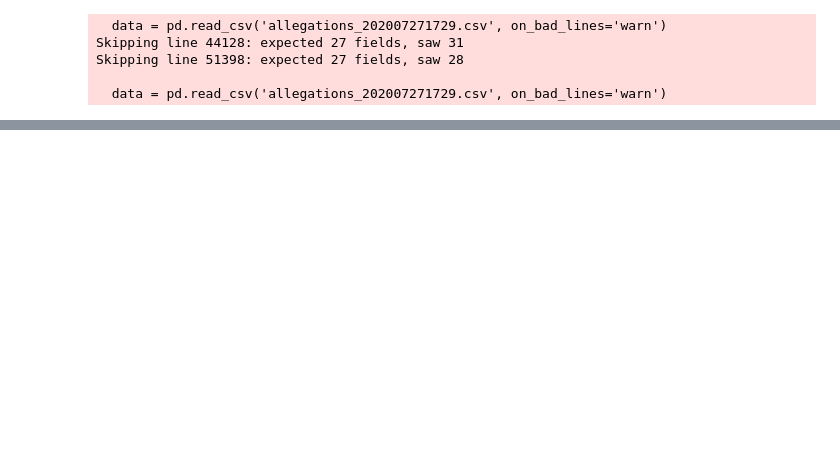
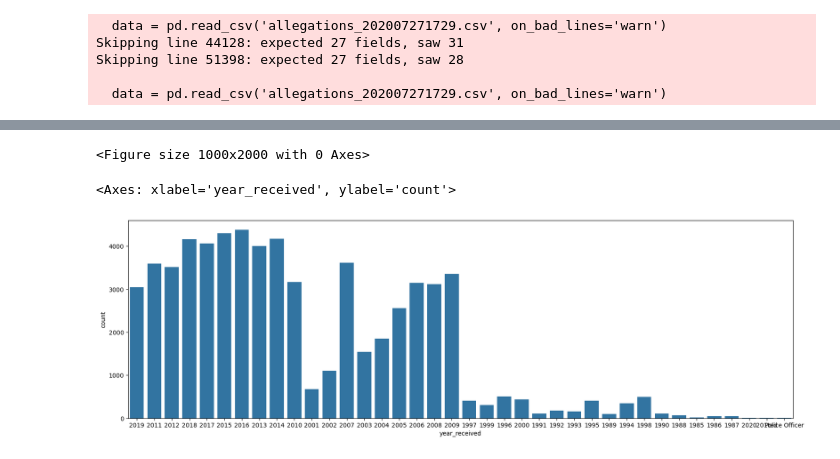
Before and after one commit to vmlau/DSC106_Project2, a Jupyter notebook: project_2.ipynb, the cells around one changed output, grey strips where cells are left out. Drawn from its saved outputs; the diff is of its cells as text; code cells hidden in the pictures; blank space fills up the shorter version.

```diff
--- a/project_2.ipynb
+++ b/project_2.ipynb
@@ -13,0 +181,14 @@ Skipping line 51398: expected 27 fields, saw 28
+# %%
+#uncomment to see allegation countplot sorted in descending order
+plt.figure(figsize=(10, 20))
+allegation_order = data['allegation'].value_counts().index
+#sns.countplot(y='allegation', data=data, order=allegation_order)
+# %% [output]
+<Figure size 1000x2000 with 0 Axes>
+# %%
+#must finish data cleaning first
+plt.figure(figsize=(20, 6))
+sns.countplot(x='year_received', data=data)
+# %% [output]
+<Axes: xlabel='year_received', ylabel='count'>
+[figure, added]
```
Also changed, not shown: parts of 17 cells of this notebook, 1 other file.
